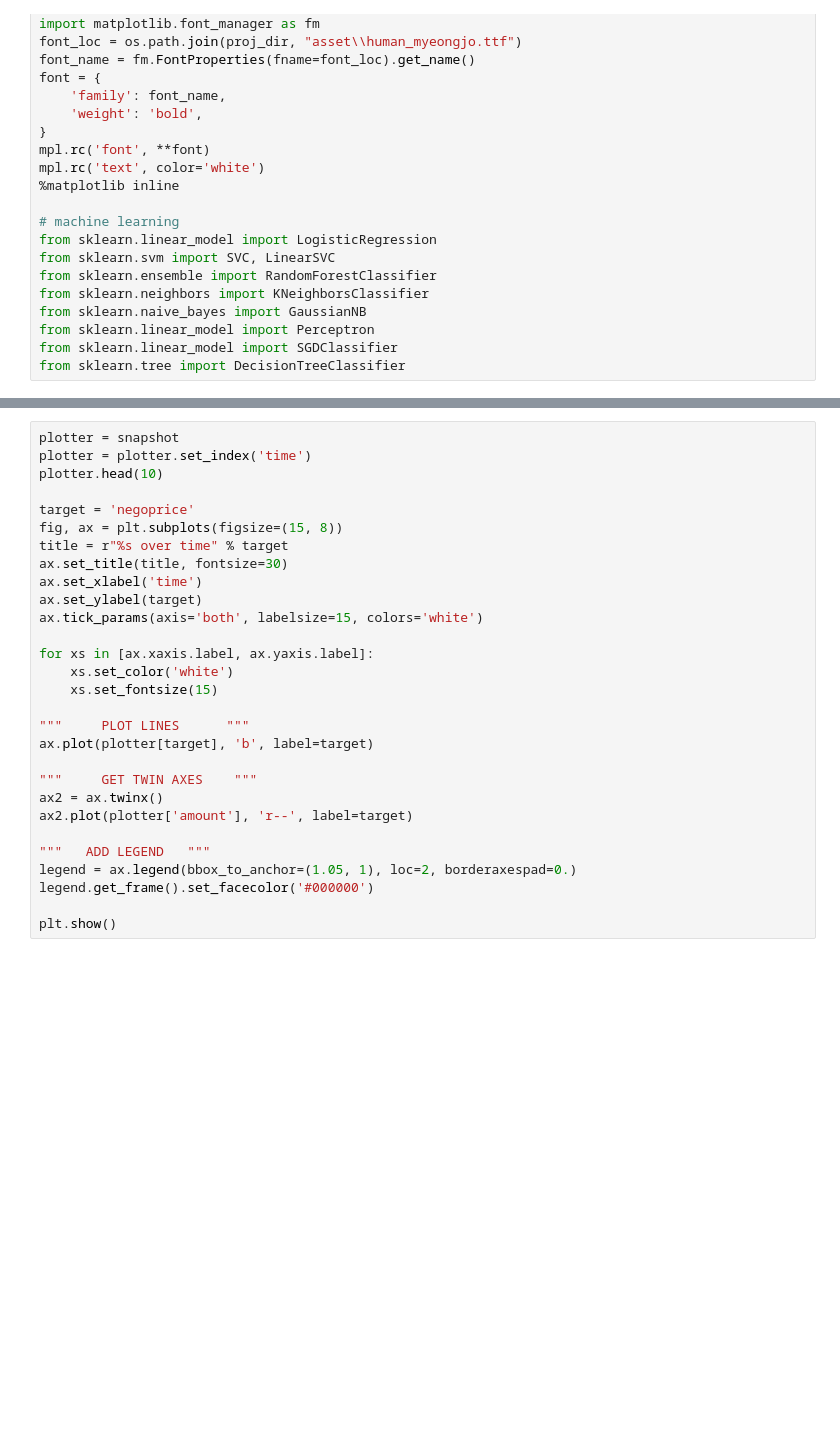
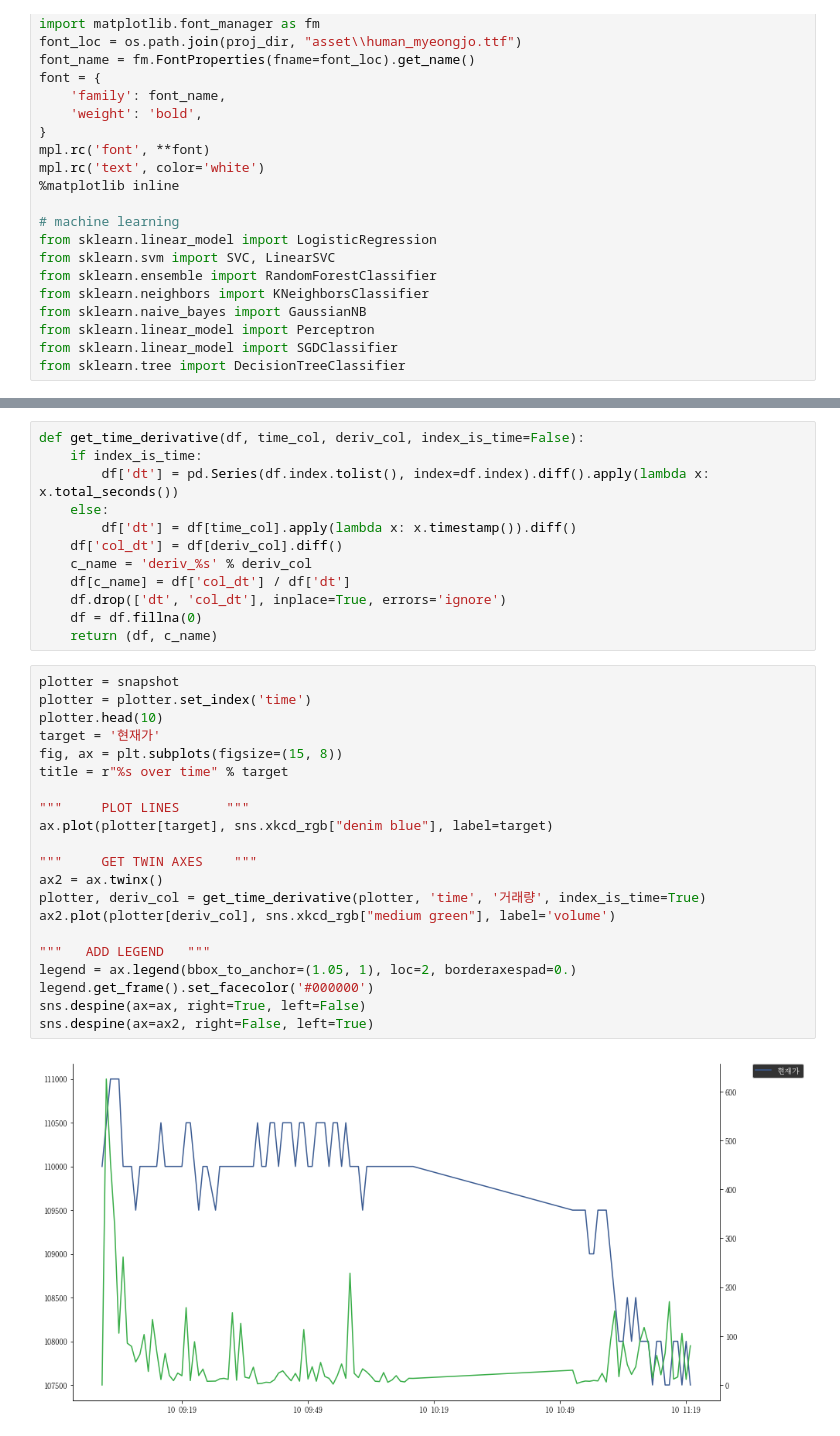
Before and after one commit to sunghoonyang/auto_invest, a Jupyter notebook: jupyter_notebook/rapid_price_fall.ipynb, the cells around one changed output, grey strips where cells are left out. Cells and saved outputs as stored; diff of their text form; blank space fills up the shorter version.

```diff
--- a/jupyter_notebook/rapid_price_fall.ipynb
+++ b/jupyter_notebook/rapid_price_fall.ipynb
@@ -62,29 +63,35 @@ snapshot.describe()
+# %%
+def get_time_derivative(df, time_col, deriv_col, index_is_time=False):
+    if index_is_time:
+        df['dt'] = pd.Series(df.index.tolist(), index=df.index).diff().apply(lambda x: x.total_seconds())
+    else:
+        df['dt'] = df[time_col].apply(lambda x: x.timestamp()).diff()
+    df['col_dt'] = df[deriv_col].diff()
+    c_name = 'deriv_%s' % deriv_col
+    df[c_name] = df['col_dt'] / df['dt']
+    df.drop(['dt', 'col_dt'], inplace=True, errors='ignore')
+    df = df.fillna(0)
+    return (df, c_name)
 # %%
 plotter = snapshot
 plotter = plotter.set_index('time')
 plotter.head(10)
-
-target = 'negoprice'
+target = '현재가'
 fig, ax = plt.subplots(figsize=(15, 8))
 title = r"%s over time" % target
-ax.set_title(title, fontsize=30)
-ax.set_xlabel('time')
-ax.set_ylabel(target)
-ax.tick_params(axis='both', labelsize=15, colors='white')
-
-for xs in [ax.xaxis.label, ax.yaxis.label]:
-    xs.set_color('white')
-    xs.set_fontsize(15)
 
 """     PLOT LINES      """
-ax.plot(plotter[target], 'b', label=target)
+ax.plot(plotter[target], sns.xkcd_rgb["denim blue"], label=target)
 
 """     GET TWIN AXES    """
 ax2 = ax.twinx()
-ax2.plot(plotter['amount'], 'r--', label=target)
+plotter, deriv_col = get_time_derivative(plotter, 'time', '거래량', index_is_time=True)
+ax2.plot(plotter[deriv_col], sns.xkcd_rgb["medium green"], label='volume')
 
 """   ADD LEGEND   """
 legend = ax.legend(bbox_to_anchor=(1.05, 1), loc=2, borderaxespad=0.)
 legend.get_frame().set_facecolor('#000000')
-
-plt.show()
+sns.despine(ax=ax, right=True, left=False)
+sns.despine(ax=ax2, right=False, left=True)
+# %% [output]
+[figure, added]
```
Also changed, not shown: parts of 8 cells of this notebook, 12 other files.
